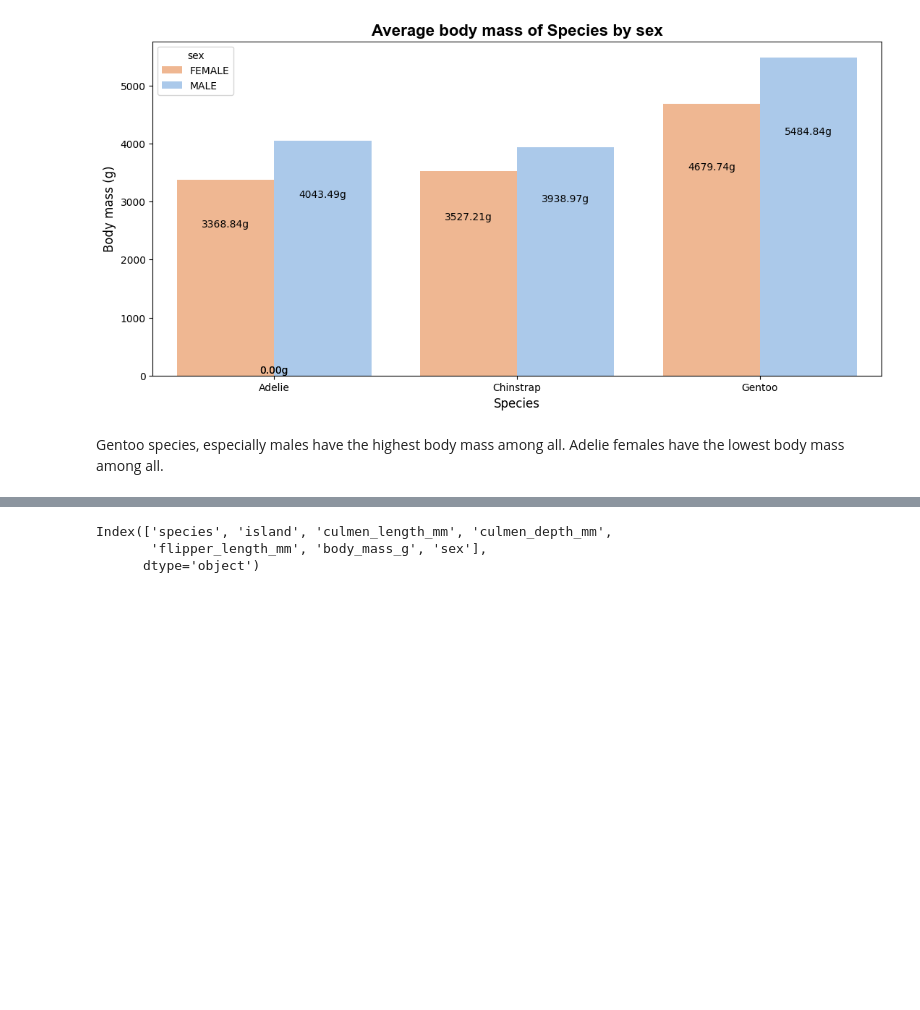
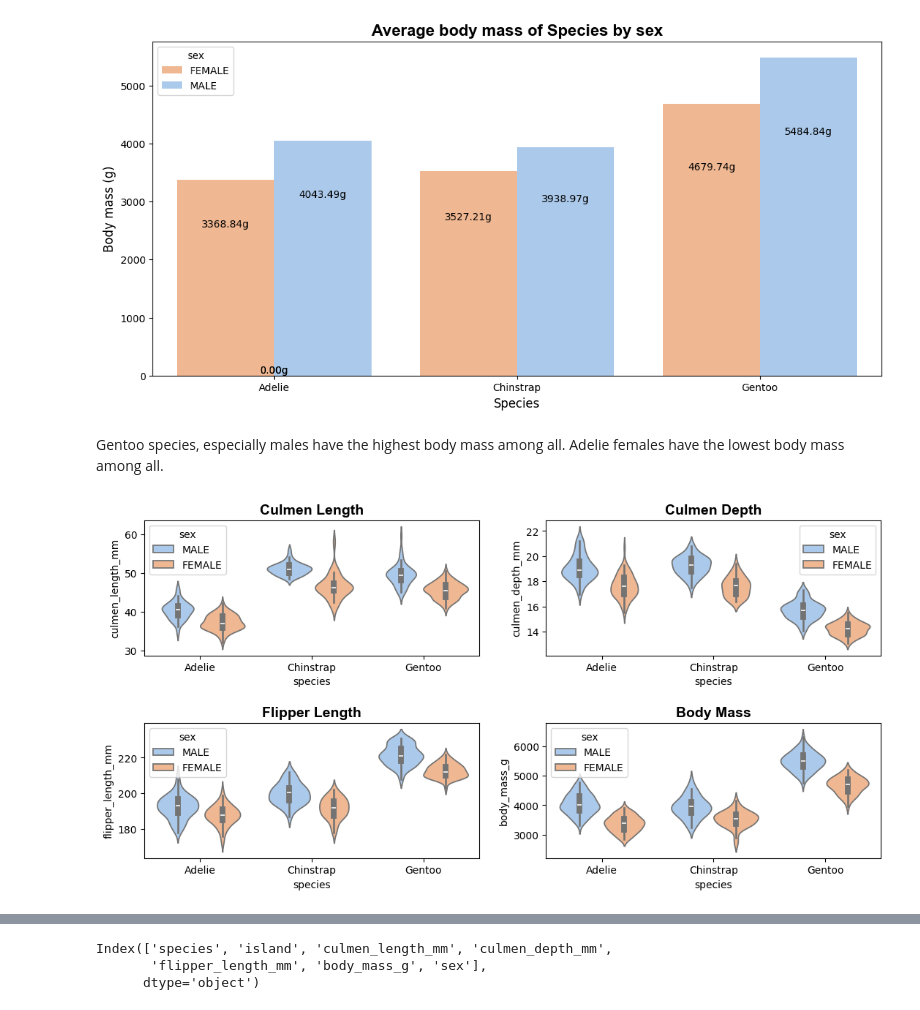
Before and after one commit to rashi-raturi/Palmer-Archipelago-Penguin-Data-EDA, a Jupyter notebook: eda.ipynb, the cells around one changed output, grey strips where cells are left out. Drawn from its saved outputs; the diff is of its cells as text; code cells hidden in the pictures; blank space fills up the shorter version.

```diff
--- a/eda.ipynb
+++ b/eda.ipynb
@@ -176,3 +174,22 @@ plt.show()
 [figure]
 # %% [markdown]
 Gentoo species, especially males have the highest body mass among all. Adelie females have the lowest body mass among all.
+# %%
+fig, ((ax1, ax2), (ax3, ax4)) = plt.subplots(2, 2, figsize=(13, 6))
+plt.subplots_adjust(hspace=0.5)
+
+sns.violinplot(data=df, x='species', y='culmen_length_mm', ax=ax1, palette='pastel', hue='sex')
+ax1.set_title('Culmen Length',loc='center',fontdict={'family':'Arial', 'size':14, 'weight':'bold'})
+
+sns.violinplot(data=df, x='species', y='culmen_depth_mm', ax=ax2, palette='pastel', hue='sex')
+ax2.set_title('Culmen Depth',loc='center',fontdict={'family':'Arial', 'size':14, 'weight':'bold'})
+
+sns.violinplot(data=df, x='species', y='flipper_length_mm', ax=ax3, palette='pastel', hue='sex')
+ax3.set_title('Flipper Length',loc='center',fontdict={'family':'Arial', 'size':14, 'weight':'bold'})
+
+sns.violinplot(data=df, x='species', y='body_mass_g', ax=ax4, palette='pastel', hue='sex')
+ax4.set_title('Body Mass',loc='center',fontdict={'family':'Arial', 'size':14, 'weight':'bold'})
+
+plt.show()
+# %% [output]
+[figure, added]
```
Also changed, not shown: parts of 26 cells of this notebook.
